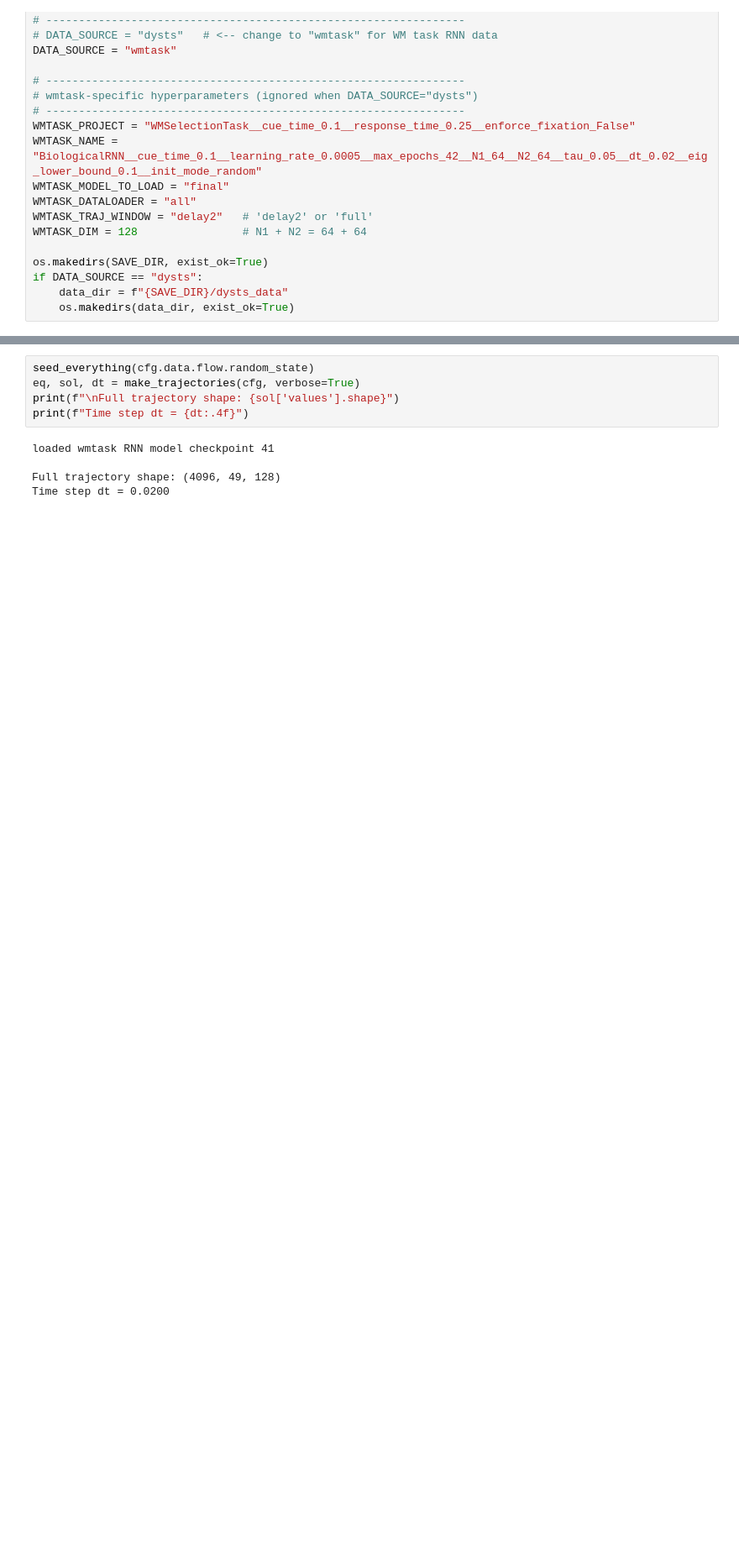
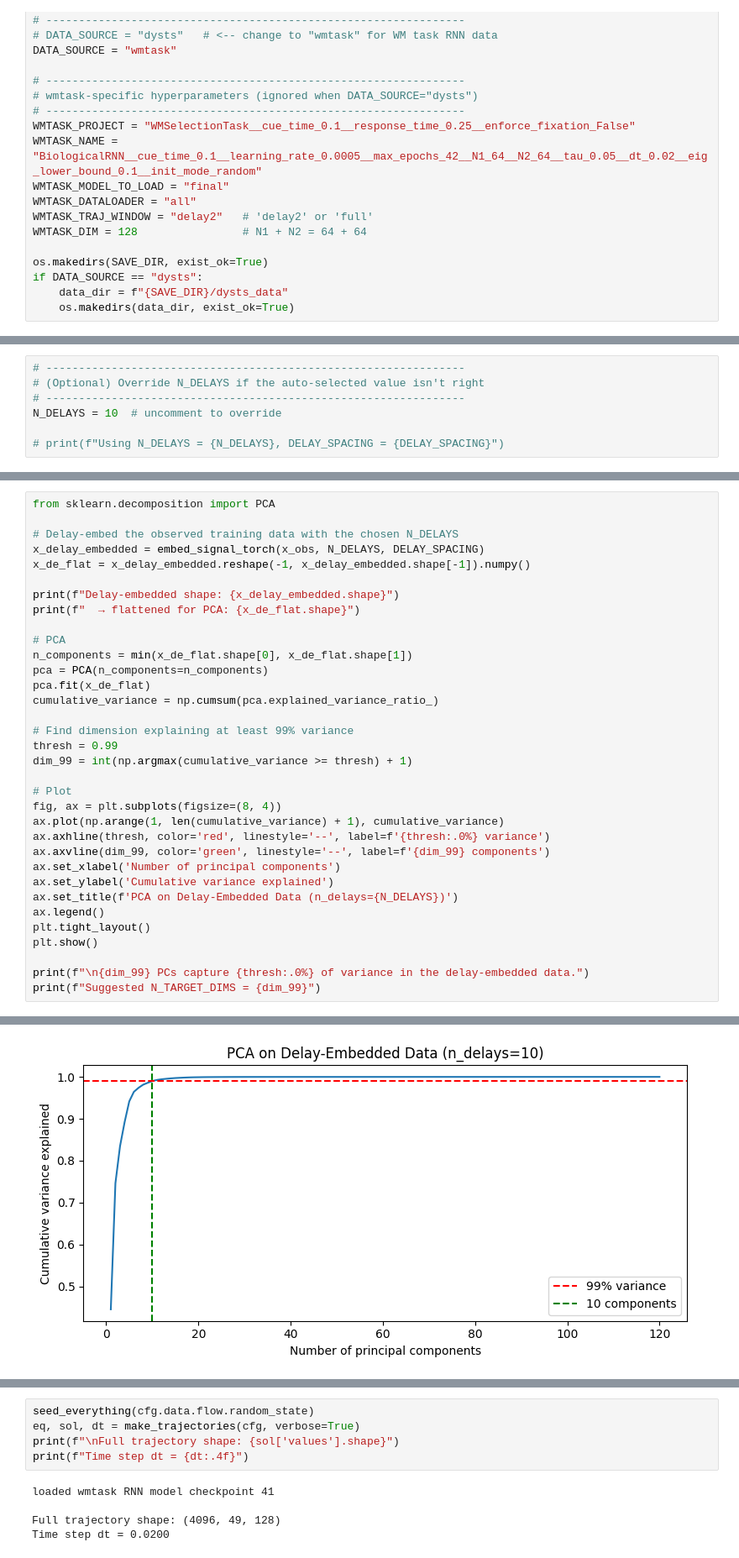
Before and after one commit to adamjeisen/JacobianODE, a Jupyter notebook: _jupyter/Hyperparameter Sweep (Latent JacobianODE).ipynb, the cells around one changed output, grey strips where cells are left out. Shown at 84% size. Saved outputs shown, nothing was run; the diff lists cells and outputs as text; blank space fills up the shorter version.

```diff
--- a/_jupyter/Hyperparameter Sweep (Latent JacobianODE).ipynb
+++ b/_jupyter/Hyperparameter Sweep (Latent JacobianODE).ipynb
@@ -181,0 +312,7 @@ DATA_SOURCE: wmtask
+# %%
+# ----------------------------------------------------------------
+# (Optional) Override N_DELAYS if the auto-selected value isn't right
+# ----------------------------------------------------------------
+N_DELAYS = 10  # uncomment to override
+
+# print(f"Using N_DELAYS = {N_DELAYS}, DELAY_SPACING = {DELAY_SPACING}")
@@ -181,0 +325,35 @@ DATA_SOURCE: wmtask
+# %%
+from sklearn.decomposition import PCA
+
+# Delay-embed the observed training data with the chosen N_DELAYS
+x_delay_embedded = embed_signal_torch(x_obs, N_DELAYS, DELAY_SPACING)
+x_de_flat = x_delay_embedded.reshape(-1, x_delay_embedded.shape[-1]).numpy()
+
+print(f"Delay-embedded shape: {x_delay_embedded.shape}")
+print(f"  → flattened for PCA: {x_de_flat.shape}")
+
+# PCA
+n_components = min(x_de_flat.shape[0], x_de_flat.shape[1])
+pca = PCA(n_components=n_components)
+pca.fit(x_de_flat)
+cumulative_variance = np.cumsum(pca.explained_variance_ratio_)
+
+# Find dimension explaining at least 99% variance
+thresh = 0.99
+dim_99 = int(np.argmax(cumulative_variance >= thresh) + 1)
+
+# Plot
+fig, ax = plt.subplots(figsize=(8, 4))
+ax.plot(np.arange(1, len(cumulative_variance) + 1), cumulative_variance)
+ax.axhline(thresh, color='red', linestyle='--', label=f'{thresh:.0%} variance')
+ax.axvline(dim_99, color='green', linestyle='--', label=f'{dim_99} components')
+ax.set_xlabel('Number of principal components')
+ax.set_ylabel('Cumulative variance explained')
+ax.set_title(f'PCA on Delay-Embedded Data (n_delays={N_DELAYS})')
+ax.legend()
+plt.tight_layout()
+plt.show()
+
+print(f"\n{dim_99} PCs capture {thresh:.0%} of variance in the delay-embedded data.")
+print(f"Suggested N_TARGET_DIMS = {dim_99}")
+# %% [output]
@@ -181,0 +362 @@ DATA_SOURCE: wmtask
+[figure, added]
```
Also changed, not shown: parts of 30 cells of this notebook, 7 other files.
